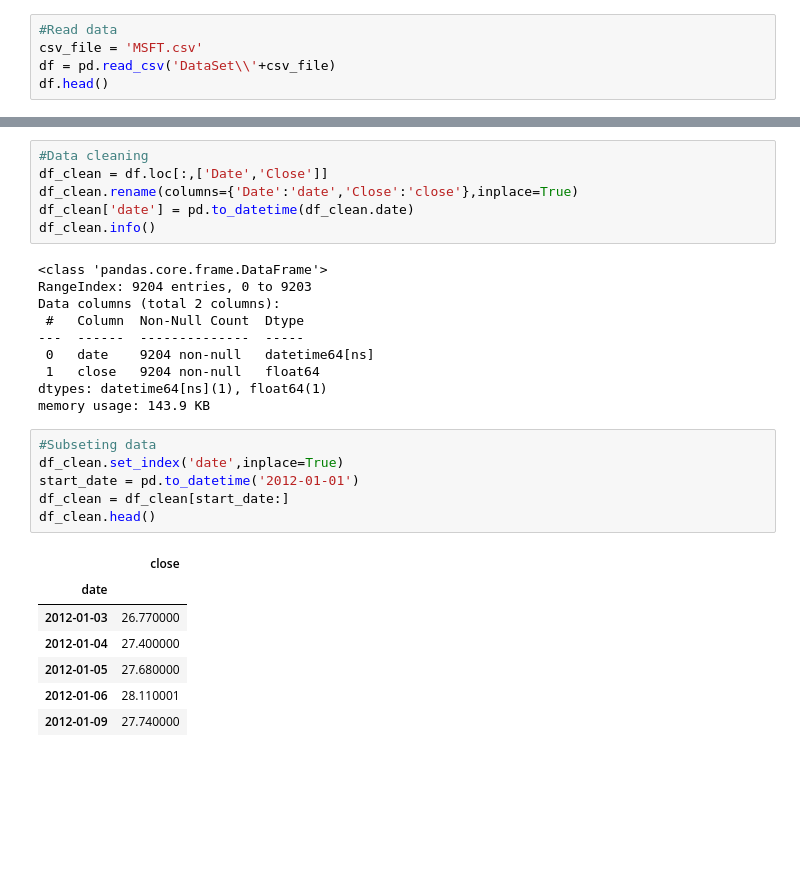
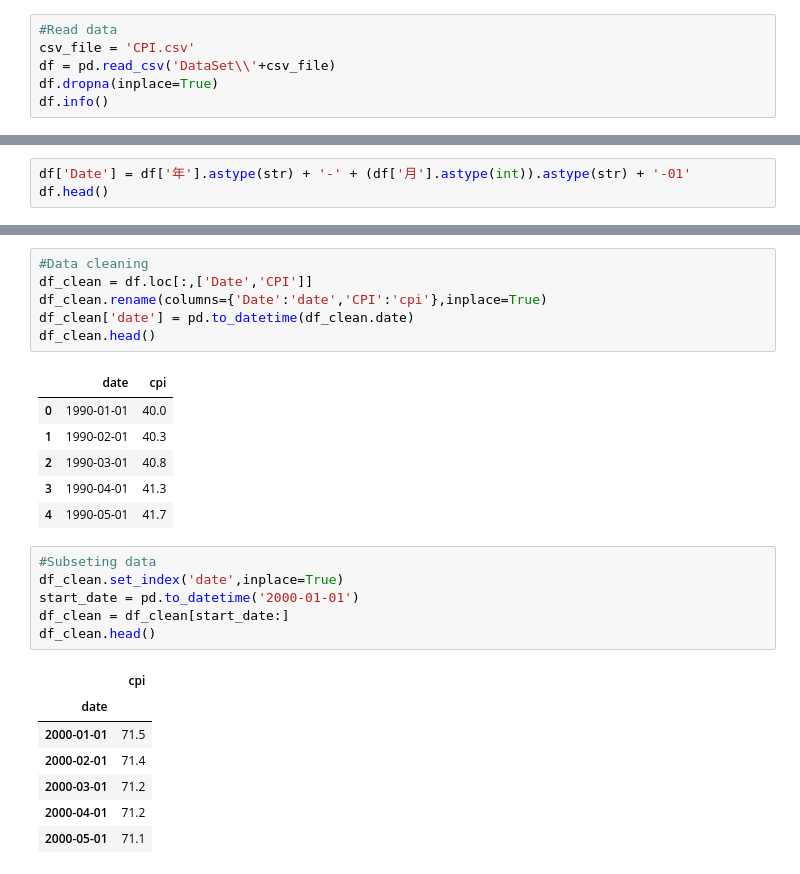
Before and after one commit to edmund844328/STAT4601_TimeSeriesForecasting, a Jupyter notebook: timeSeriesModel.ipynb, the cells around one changed output, grey strips where cells are left out. Drawn from its saved outputs; the diff is of its cells as text; blank space fills up the shorter version.

```diff
--- a/timeSeriesModel.ipynb
+++ b/timeSeriesModel.ipynb
@@ -8,7 +9,8 @@ from statsmodels.tsa.stattools import adfuller
 register_matplotlib_converters()
 # %%
 #Read data
-csv_file = 'MSFT.csv'
+csv_file = 'CPI.csv'
 df = pd.read_csv('DataSet\\'+csv_file)
-df.head()
+df.dropna(inplace=True)
+df.info()
 # %% [output]
@@ -20,0 +27,3 @@ df.head()
+# %%
+df['Date'] = df['年'].astype(str) + '-' + (df['月'].astype(int)).astype(str) + '-01'
+df.head()
@@ -21,33 +37,30 @@ df.head()
 # %%
 #Data cleaning
-df_clean = df.loc[:,['Date','Close']]
-df_clean.rename(columns={'Date':'date','Close':'close'},inplace=True)
+df_clean = df.loc[:,['Date','CPI']]
+df_clean.rename(columns={'Date':'date','CPI':'cpi'},inplace=True)
 df_clean['date'] = pd.to_datetime(df_clean.date)
-df_clean.info()
+df_clean.head()
 # %% [output]
-<class 'pandas.core.frame.DataFrame'>
-RangeIndex: 9204 entries, 0 to 9203
-Data columns (total 2 columns):
- #   Column  Non-Null Count  Dtype
----  ------  --------------  -----
- 0   date    9204 non-null   datetime64[ns]
- 1   close   9204 non-null   float64
-dtypes: datetime64[ns](1), float64(1)
-memory usage: 143.9 KB
+|  | date | cpi |
+| 0 | 1990-01-01 | 40.0 |
+| 1 | 1990-02-01 | 40.3 |
+| 2 | 1990-03-01 | 40.8 |
+| 3 | 1990-04-01 | 41.3 |
+| 4 | 1990-05-01 | 41.7 |
 # %%
 #Subseting data
 df_clean.set_index('date',inplace=True)
-start_date = pd.to_datetime('2012-01-01')
+start_date = pd.to_datetime('2000-01-01')
 df_clean = df_clean[start_date:]
 df_clean.head()
 # %% [output]
-|  | close |
+|  | cpi |
 | date |  |
-| 2012-01-03 | 26.770000 |
-| 2012-01-04 | 27.400000 |
-| 2012-01-05 | 27.680000 |
-| 2012-01-06 | 28.110001 |
-| 2012-01-09 | 27.740000 |
+| 2000-01-01 | 71.5 |
+| 2000-02-01 | 71.4 |
+| 2000-03-01 | 71.2 |
+| 2000-04-01 | 71.2 |
+| 2000-05-01 | 71.1 |
 # %%
 #Useful functions
 #Print Graph
```
Also changed, not shown: parts of 12 cells of this notebook, 1 other file.
